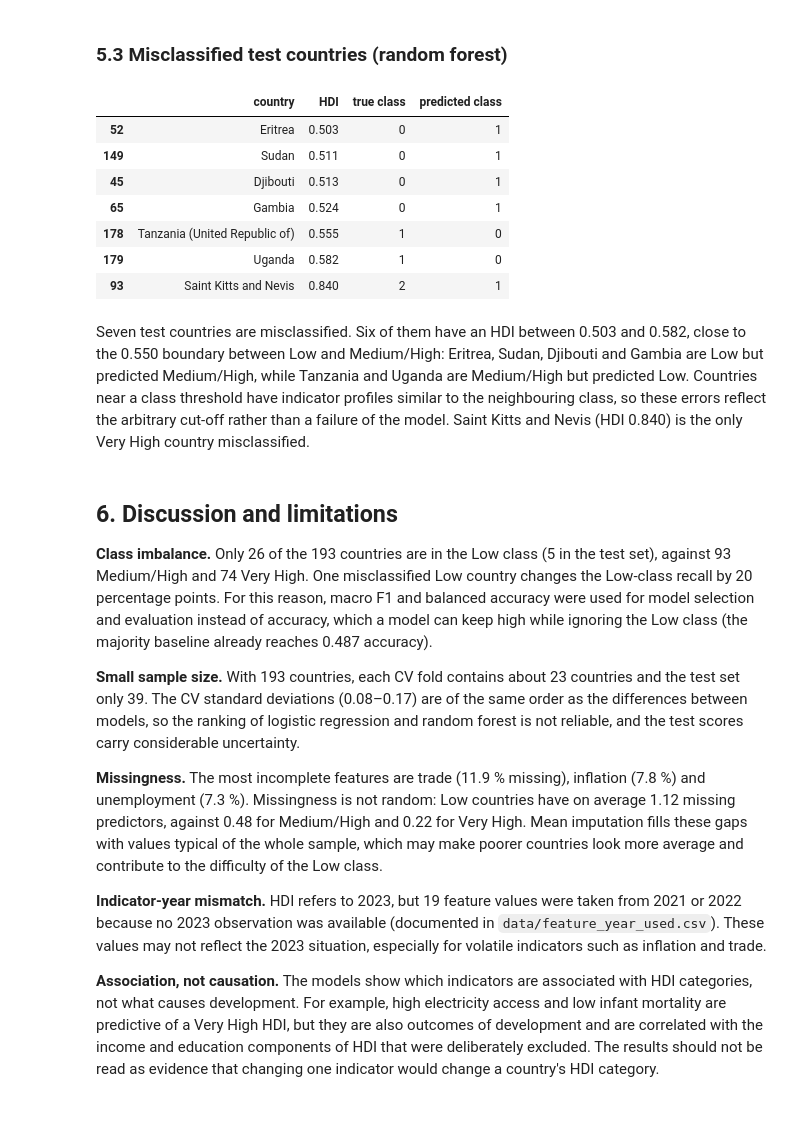
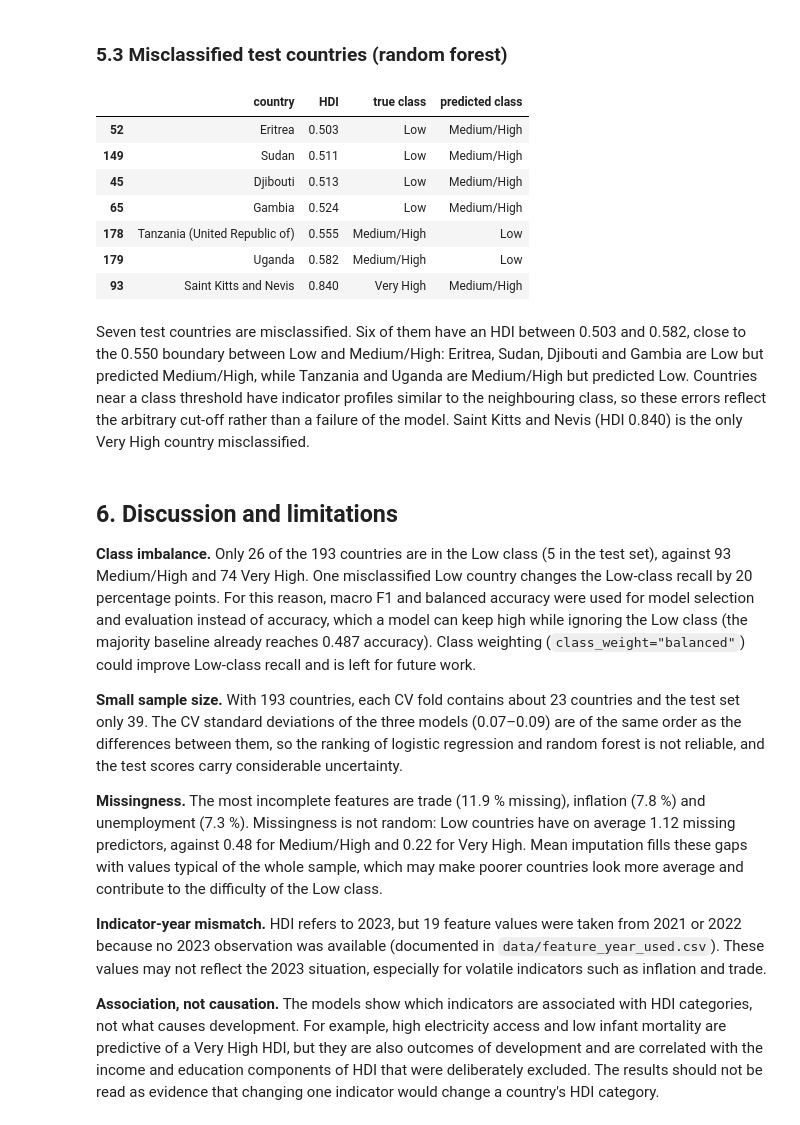
Before and after one commit to tanishjain0911-beep/ds203-hdi-classification, a Jupyter notebook: notebooks/03b_modelling.ipynb, the cells around one changed output. Cells and saved outputs as stored; diff of their text form; code cells hidden in the pictures.

```diff
--- a/notebooks/03b_modelling.ipynb
+++ b/notebooks/03b_modelling.ipynb
@@ -15,7 +15,7 @@ import pandas as pd
 import matplotlib.pyplot as plt
 import seaborn as sns
 from sklearn.pipeline import Pipeline
-from sklearn.model_selection import GridSearchCV, KFold, cross_val_score
+from sklearn.model_selection import GridSearchCV, StratifiedKFold, cross_val_score
 from sklearn.linear_model import LogisticRegression
 from sklearn.tree import DecisionTreeClassifier
 from sklearn.ensemble import RandomForestClassifier
@@ -31,6 +31,9 @@ df, X, y = load_data()
 (X_train, X_val, X_test, y_train, y_val, y_test,
  X_trval, y_trval, id_train, id_val, id_test) = split_data(X, y, df["country"])
 
+# one stratified 5-fold splitter, used for all cross-validation (same folds as 03a)
+cv = StratifiedKFold(n_splits=5, shuffle=True, random_state=SEED)
+
 print("Train / validation / test:", len(X_train), len(X_val), len(X_test))
 print("\nTraining set class counts:")
 print(pd.Series(y_train).value_counts().sort_index())
@@ -88,7 +90,7 @@ lr_pipeline = Pipeline([
 ])
 lr_param_grid = {"clf__C": [0.01, 0.1, 1, 10, 100]}
 
-lr_search = GridSearchCV(lr_pipeline, lr_param_grid, cv=5, scoring="f1_macro")
+lr_search = GridSearchCV(lr_pipeline, lr_param_grid, cv=cv, scoring="f1_macro")
 lr_search.fit(X_train, y_train)
 print("Best parameters:", lr_search.best_params_)
 
@@ -97,6 +99,6 @@ lr_model = Pipeline([
     ("pre", make_preprocessor()),
     ("clf", LogisticRegression(C=best_C, max_iter=5000))
 ])
-lr_cv_scores = cross_val_score(lr_model, X_train, y_train, cv=5, scoring="f1_macro")
+lr_cv_scores = cross_val_score(lr_model, X_train, y_train, cv=cv, scoring="f1_macro")
 print(f"CV macro F1: {lr_cv_scores.mean():.3f} ± {np.std(lr_cv_scores):.3f}")
 # %% [output]
@@ -114,7 +116,7 @@ dt_param_grid = {
     "clf__min_samples_leaf": [1, 3, 5]
 }
 
-dt_search = GridSearchCV(dt_pipeline, dt_param_grid, cv=5, scoring="f1_macro")
+dt_search = GridSearchCV(dt_pipeline, dt_param_grid, cv=cv, scoring="f1_macro")
 dt_search.fit(X_train, y_train)
 print("Best parameters:", dt_search.best_params_)
 
@@ -125,6 +127,6 @@ dt_model = Pipeline([
     ("clf", DecisionTreeClassifier(max_depth=best_dt_depth, min_samples_leaf=best_dt_leaf,
                                    random_state=SEED))
 ])
-dt_cv_scores = cross_val_score(dt_model, X_train, y_train, cv=5, scoring="f1_macro")
+dt_cv_scores = cross_val_score(dt_model, X_train, y_train, cv=cv, scoring="f1_macro")
 print(f"CV macro F1: {dt_cv_scores.mean():.3f} ± {np.std(dt_cv_scores):.3f}")
 # %% [output]
@@ -142,7 +144,7 @@ rf_param_grid = {
     "clf__min_samples_leaf": [1, 3]
 }
 
-rf_search = GridSearchCV(rf_pipeline, rf_param_grid, cv=5, scoring="f1_macro")
+rf_search = GridSearchCV(rf_pipeline, rf_param_grid, cv=cv, scoring="f1_macro")
 rf_search.fit(X_train, y_train)
 print("Best parameters:", rf_search.best_params_)
 
@@ -153,6 +155,6 @@ rf_model = Pipeline([
     ("clf", RandomForestClassifier(n_estimators=300, max_depth=best_rf_depth,
                                    min_samples_leaf=best_rf_leaf, random_state=SEED))
 ])
-rf_cv_scores = cross_val_score(rf_model, X_train, y_train, cv=5, scoring="f1_macro")
+rf_cv_scores = cross_val_score(rf_model, X_train, y_train, cv=cv, scoring="f1_macro")
 print(f"CV macro F1: {rf_cv_scores.mean():.3f} ± {np.std(rf_cv_scores):.3f}")
 # %% [output]
@@ -359,30 +360,33 @@ Electricity access is by far the most important feature for the random forest (m
 # %%
 test_results = pd.DataFrame({
     "country": df.loc[X_test.index, "country"],
     "HDI": df.loc[X_test.index, "hdi"],
     "true class": y_test,
     "predicted class": rf_test_pred
 })
+class_labels = {0: "Low", 1: "Medium/High", 2: "Very High"}
+test_results["true class"] = test_results["true class"].replace(class_labels)
+test_results["predicted class"] = test_results["predicted class"].replace(class_labels)
 
 misclassified = test_results[test_results["true class"] != test_results["predicted class"]]
 misclassified.sort_values("HDI")
 # %% [output]
 |  | country | HDI | true class | predicted class |
-| 52 | Eritrea | 0.503 | 0 | 1 |
-| 149 | Sudan | 0.511 | 0 | 1 |
-| 45 | Djibouti | 0.513 | 0 | 1 |
-| 65 | Gambia | 0.524 | 0 | 1 |
-| 178 | Tanzania (United Republic of) | 0.555 | 1 | 0 |
-| 179 | Uganda | 0.582 | 1 | 0 |
-| 93 | Saint Kitts and Nevis | 0.840 | 2 | 1 |
+| 52 | Eritrea | 0.503 | Low | Medium/High |
+| 149 | Sudan | 0.511 | Low | Medium/High |
+| 45 | Djibouti | 0.513 | Low | Medium/High |
+| 65 | Gambia | 0.524 | Low | Medium/High |
+| 178 | Tanzania (United Republic of) | 0.555 | Medium/High | Low |
+| 179 | Uganda | 0.582 | Medium/High | Low |
+| 93 | Saint Kitts and Nevis | 0.840 | Very High | Medium/High |
 # %% [markdown]
 Seven test countries are misclassified. Six of them have an HDI between 0.503 and 0.582, close to the 0.550 boundary between Low and Medium/High: Eritrea, Sudan, Djibouti and Gambia are Low but predicted Medium/High, while Tanzania and Uganda are Medium/High but predicted Low. Countries near a class threshold have indicator profiles similar to the neighbouring class, so these errors reflect the arbitrary cut-off rather than a failure of the model. Saint Kitts and Nevis (HDI 0.840) is the only Very High country misclassified.
 # %% [markdown]
 ## 6. Discussion and limitations
 
-**Class imbalance.** Only 26 of the 193 countries are in the Low class (5 in the test set), against 93 Medium/High and 74 Very High. One misclassified Low country changes the Low-class recall by 20 percentage points. For this reason, macro F1 and balanced accuracy were used for model selection and evaluation instead of accuracy, which a model can keep high while ignoring the Low class (the majority baseline already reaches 0.487 accuracy).
+**Class imbalance.** Only 26 of the 193 countries are in the Low class (5 in the test set), against 93 Medium/High and 74 Very High. One misclassified Low country changes the Low-class recall by 20 percentage points. For this reason, macro F1 and balanced accuracy were used for model selection and evaluation instead of accuracy, which a model can keep high while ignoring the Low class (the majority baseline already reaches 0.487 accuracy). Class weighting (`class_weight="balanced"`) could improve Low-class recall and is left for future work.
 
-**Small sample size.** With 193 countries, each CV fold contains about 23 countries and the test set only 39. The CV standard deviations (0.08–0.17) are of the same order as the differences between models, so the ranking of logistic regression and random forest is not reliable, and the test scores carry considerable uncertainty.
+**Small sample size.** With 193 countries, each CV fold contains about 23 countries and the test set only 39. The CV standard deviations of the three models (0.07–0.09) are of the same order as the differences between them, so the ranking of logistic regression and random forest is not reliable, and the test scores carry considerable uncertainty.
 
 **Missingness.** The most incomplete features are trade (11.9 % missing), inflation (7.8 %) and unemployment (7.3 %). Missingness is not random: Low countries have on average 1.12 missing predictors, against 0.48 for Medium/High and 0.22 for Very High. Mean imputation fills these gaps with values typical of the whole sample, which may make poorer countries look more average and contribute to the difficulty of the Low class.
 
```
Also changed, not shown: parts of 16 cells of this notebook, 3 other files.
